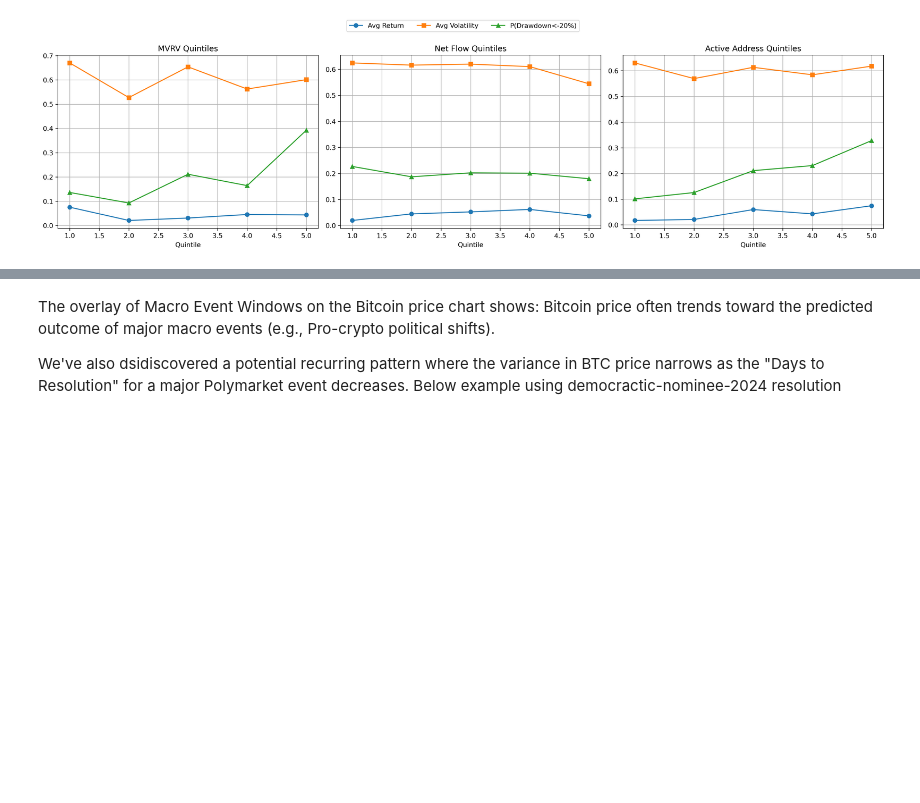
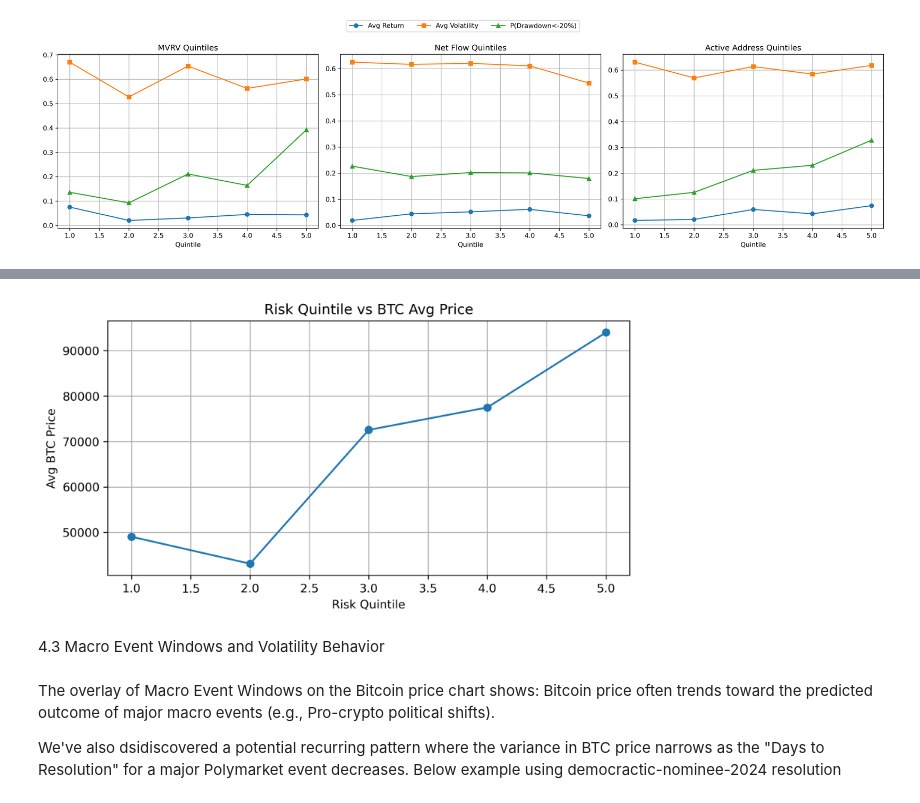
Before and after one commit to shuangvely/bitcoin-analytics-capstone-sp26-team08, a Jupyter notebook: eda/EDA_Executive.ipynb, the cells around one changed output, grey strips where cells are left out. Cells and saved outputs as stored; diff of their text form; code cells hidden in the pictures; blank space fills up the shorter version.

```diff
--- a/eda/EDA_Executive.ipynb
+++ b/eda/EDA_Executive.ipynb
@@ -93,3 +112,9 @@ We further examine whether future returns are higher when both valuation (MVRV)
+# %%
+display(Image("plots/Risk_Quintile_vs_BTC_Avg_Price.png", width=600))
+# %% [output]
+[figure, added]
+# %% [markdown]
+4.3 Macro Event Windows and Volatility Behavior
 # %% [markdown]
 The overlay of Macro Event Windows on the Bitcoin price chart shows: Bitcoin price often trends  toward the predicted outcome of major macro events (e.g., Pro-crypto political shifts).
 
```
Also changed, not shown: parts of 33 cells of this notebook.
